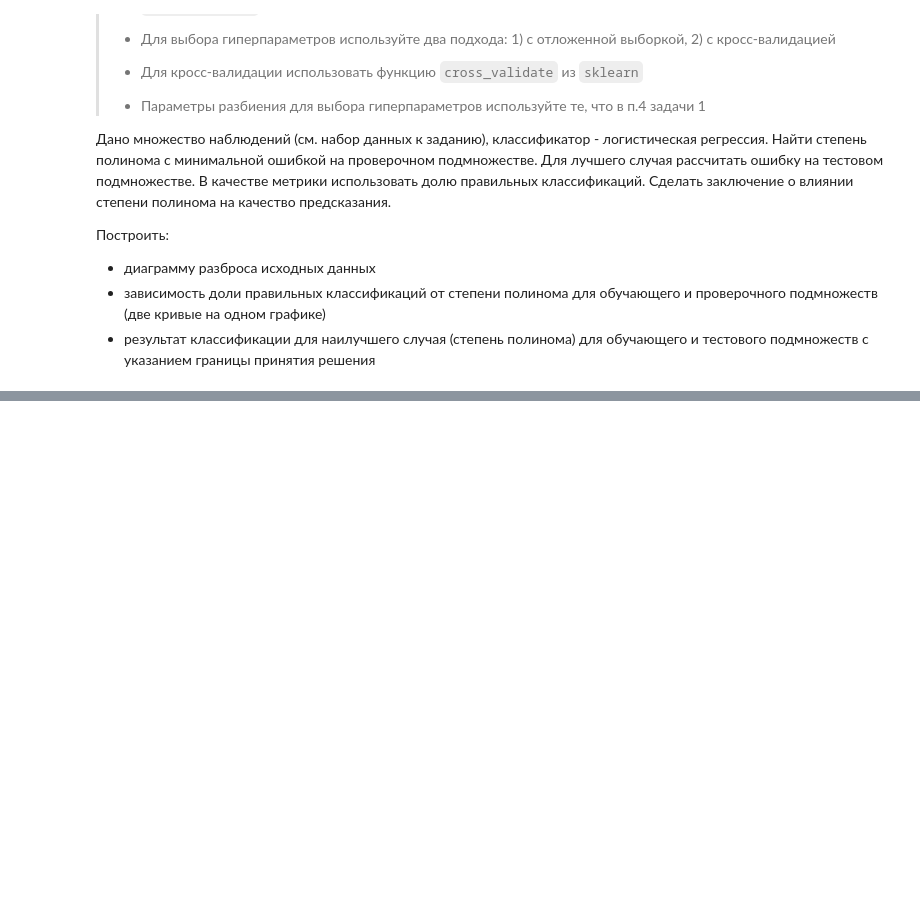
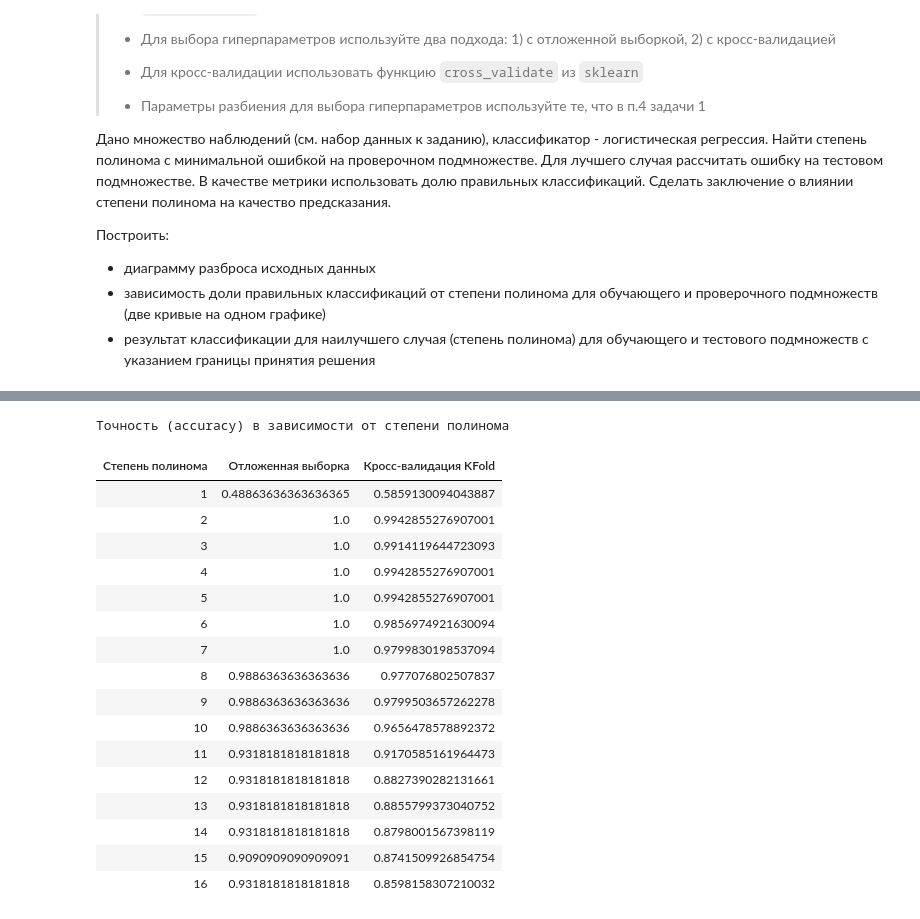
Before and after one commit to The-Humble-Guy/mlassignments, a Jupyter notebook: notebooks/A2_IU21_Kutsenko_2_3.ipynb, the cells around one changed output, grey strips where cells are left out. Drawn from its saved outputs; the diff is of its cells as text; code cells hidden in the pictures; blank space fills up the shorter version.

```diff
--- a/notebooks/A2_IU21_Kutsenko_2_3.ipynb
+++ b/notebooks/A2_IU21_Kutsenko_2_3.ipynb
@@ -684,0 +782,77 @@ for alpha in ALPHAS:
+# %%
+# Разделяем данные на обучающее и тестовое множества
+X_train, X_test, y_train, y_test = train_test_split(X, y, test_size=TEST_SIZE, random_state=0)
+
+kf = KFold(n_splits=SPLITS, shuffle=True, random_state=0)
+
+# Точности при отложенной выборке и кросс-валидации
+accuracies = {
+    'HOLDOUT': {
+        'TRAIN': np.full(len(DEGREES), 0.0),
+        'VALID': np.full(len(DEGREES), 0.0)
+    },
+    'CROSSVAL': {
+        'TRAIN': np.full(len(DEGREES), 0.0),
+        'VALID': np.full(len(DEGREES), 0.0)
+    }
+}
+
+pipeline = Pipeline([
+    ("transformation", PolynomialFeatures(degree=None)),
+    ("regressor", LogisticRegression(penalty="l2",
+                                     fit_intercept=True,
+                                     max_iter=MAX_ITER,
+                                     C=C, solver="liblinear",
+                                     random_state=12345))
+])
+
+for index, degree in enumerate(DEGREES):
+    pipeline.named_steps["transformation"].degree = degree
+
+    # Обучение с отложенной выборкой
+    Xx_train, Xx_validate, yy_train, yy_validate = train_test_split(
+        X_train, y_train,
+        train_size=HOLDOUT_TRAIN_SIZE,
+        random_state=0)
+    pipeline.fit(Xx_train, yy_train)
+    accuracies['HOLDOUT']['TRAIN'][index] = pipeline.score(Xx_train, yy_train)
+    accuracies['HOLDOUT']['VALID'][index] = pipeline.score(Xx_validate, yy_validate)
+
+    # Обучение с кросс-валидацией KFold
+    scores = cross_validate(pipeline,
+                            X_train, y_train, cv=kf,
+                           scoring=["accuracy"],
+                           return_train_score=True)
+
+    accuracies['CROSSVAL']['TRAIN'][index] = scores['train_accuracy'].mean()
+    accuracies['CROSSVAL']['VALID'][index] = scores['test_accuracy'].mean()
+
+# Выведем статистику по всем степеням полинома
+table = PrettyTable()
+table.title = 'Точность (accuracy) в зависимости от степени полинома'
+table.field_names = ['Степень полинома', 'Отложенная выборка', 'Кросс-валидация KFold']
+table.align = 'c'
+
+for index, degree in enumerate(DEGREES):
+    table.add_row([ degree, accuracies['HOLDOUT']['VALID'][index], accuracies['CROSSVAL']['VALID'][index] ])
+
+table
+# %% [output]
+Точность (accuracy) в зависимости от степени полинома
+| Степень полинома | Отложенная выборка | Кросс-валидация KFold |
+| 1 | 0.48863636363636365 | 0.5859130094043887 |
+| 2 | 1.0 | 0.9942855276907001 |
+| 3 | 1.0 | 0.9914119644723093 |
+| 4 | 1.0 | 0.9942855276907001 |
+| 5 | 1.0 | 0.9942855276907001 |
+| 6 | 1.0 | 0.9856974921630094 |
+| 7 | 1.0 | 0.9799830198537094 |
+| 8 | 0.9886363636363636 | 0.977076802507837 |
+| 9 | 0.9886363636363636 | 0.9799503657262278 |
+| 10 | 0.9886363636363636 | 0.9656478578892372 |
+| 11 | 0.9318181818181818 | 0.9170585161964473 |
+| 12 | 0.9318181818181818 | 0.8827390282131661 |
+| 13 | 0.9318181818181818 | 0.8855799373040752 |
+| 14 | 0.9318181818181818 | 0.8798001567398119 |
+| 15 | 0.9090909090909091 | 0.8741509926854754 |
+| 16 | 0.9318181818181818 | 0.8598158307210032 |
```
Also changed, not shown: parts of 26 cells of this notebook, 1 other file.
